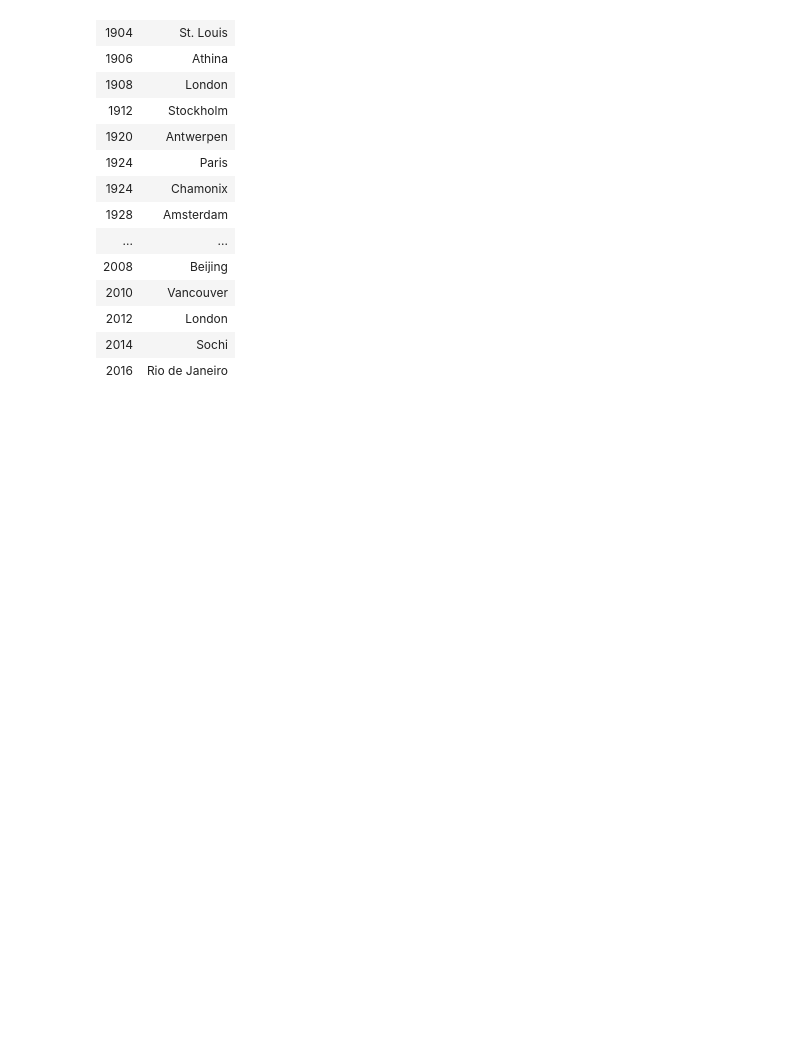
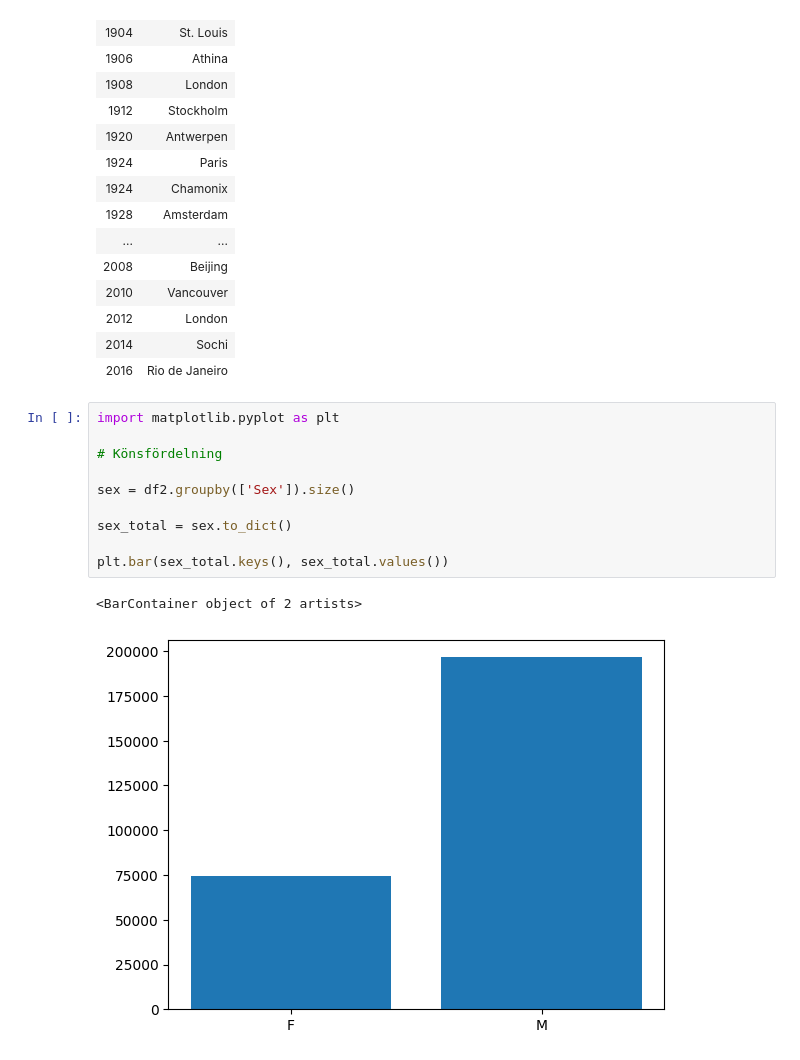
Before and after one commit to Granit-Nite/OS_KanadaNY, a Jupyter notebook: uppgiften.ipynb, the cells around one changed output. Saved outputs shown, nothing was run; the diff lists cells and outputs as text; blank space fills up the shorter version.

```diff
--- a/uppgiften.ipynb
+++ b/uppgiften.ipynb
@@ -104,3 +104,16 @@ See the caveats in the documentation: https://pandas.pydata.org/pandas-docs/stab
 | 2012 | London |
 | 2014 | Sochi |
 | 2016 | Rio de Janeiro |
+# %%
+import matplotlib.pyplot as plt
+
+# Könsfördelning
+
+sex = df2.groupby(['Sex']).size()
+
+sex_total = sex.to_dict()
+
+plt.bar(sex_total.keys(), sex_total.values())
+# %% [output]
+<BarContainer object of 2 artists>
+[figure, added]
```
Also changed, not shown: parts of 1 cell of this notebook.
